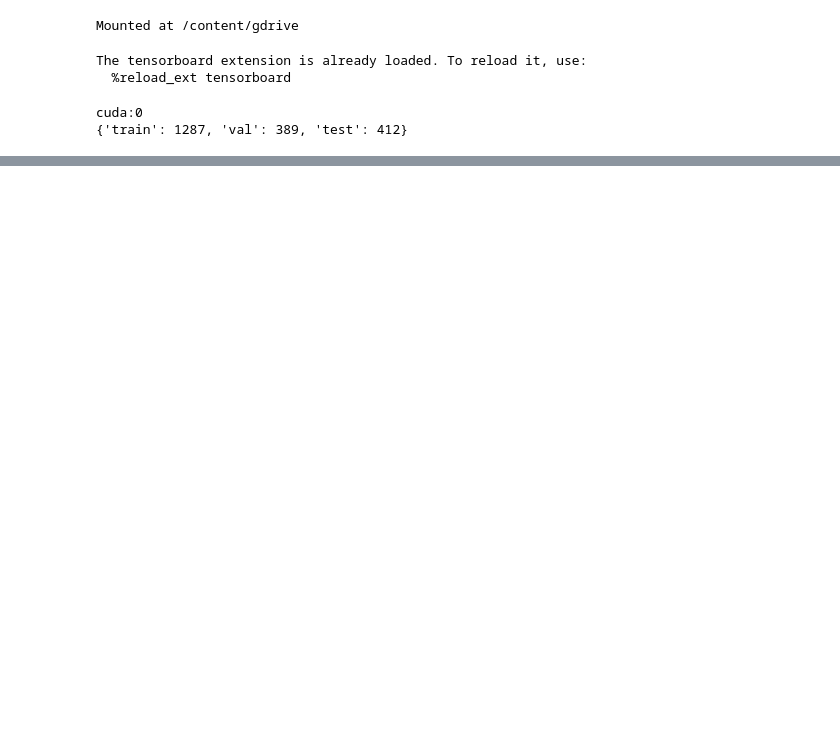
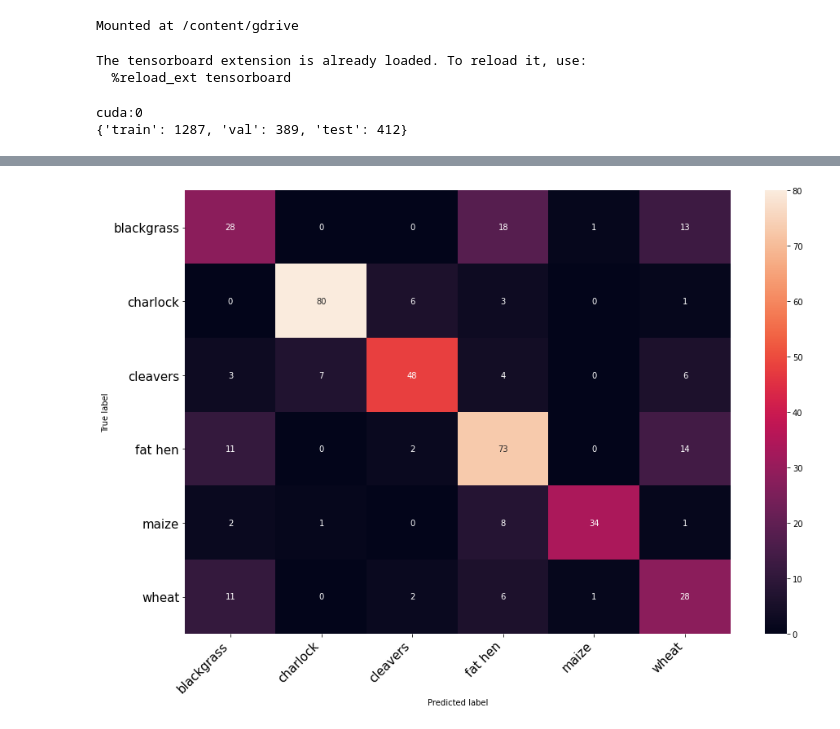
Before and after one commit to Harry-Rogers/AdvancedML, a Jupyter notebook: task_1/CNN.ipynb, the cells around one changed output, grey strips where cells are left out. Drawn from its saved outputs; the diff is of its cells as text; code cells hidden in the pictures; blank space fills up the shorter version.

```diff
--- a/task_1/CNN.ipynb
+++ b/task_1/CNN.ipynb
@@ -235,20 +235,10 @@ exp_lr_scheduler = lr_scheduler.StepLR(optimizer_conv, step_size=5, gamma=0.3)
 #Train model
 model_conv = train_model(model_conv, criterion, optimizer_conv, exp_lr_scheduler,
                              num_epochs=25, device=device)
-#Prune model to make lighter for actual deployment
-for name, module in model_conv.named_modules():
-    # prune 20% of connections in all 2D-conv layers
-    if isinstance(module, torch.nn.Conv2d):
-        prune.l1_unstructured(module, name='weight', amount=0.2)
-        prune.remove(module, 'weight')
-    # prune 40% of connections in all linear layers
-    elif isinstance(module, torch.nn.Linear):
-        prune.l1_unstructured(module, name='weight', amount=0.4)
-        prune.remove(module, 'weight')
+
 
 #Call test data
 images, labels = next(iter(dataloaders['test']))
-#Send images to device to test and send to tensorboard same as model
 images = images.to(device)
 #Send to tensorboard
 writer.add_graph(model_conv, images)
@@ -282,7 +272,7 @@ plt.figure(figsize=(15,10))
 df_cm = pd.DataFrame(confusion_matrix, index=class_names, columns=class_names).astype(int)
 #Call heatmap with dataframe
 heatmap = sns.heatmap(df_cm, annot=True, fmt="d")
-#Set colours and labels for display
+#Call heatmap with dataframe
 heatmap.yaxis.set_ticklabels(heatmap.yaxis.get_ticklabels(), rotation=0, ha='right',fontsize=15)
 heatmap.xaxis.set_ticklabels(heatmap.xaxis.get_ticklabels(), rotation=45, ha='right',fontsize=15)
 plt.ylabel('True label')
@@ -311,3 +301,4 @@ Epoch 9/24
+[figure, added]
 # %%
 #convert accuracies to numpy
 accuracy_indi = accuracy_individ.numpy()
```
Also changed, not shown: parts of 4 cells of this notebook.
